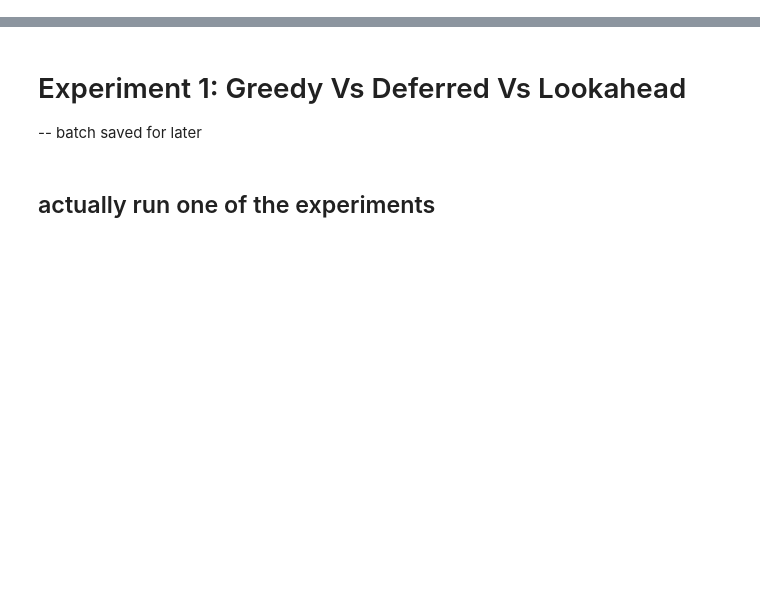
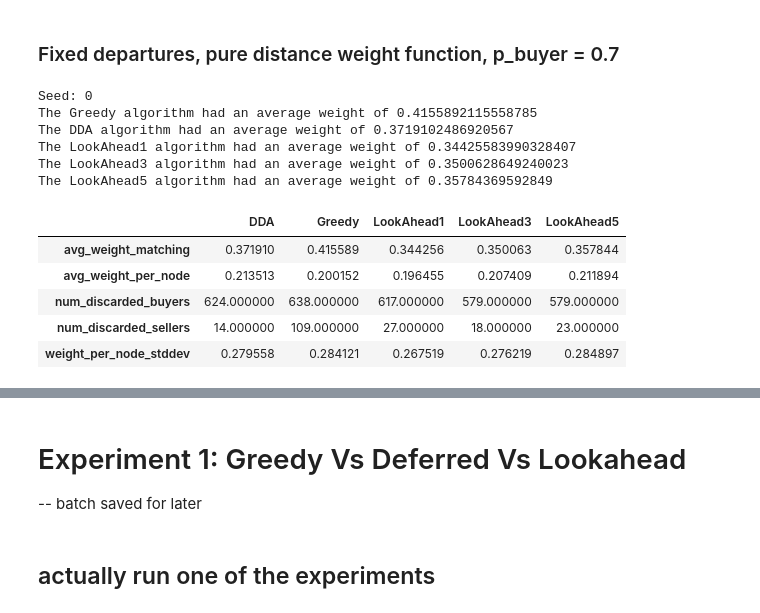
Before and after one commit to tjdiamandis/cs269i_final_project, a Jupyter notebook: experiments/BasicExperiment.ipynb, the cells around one changed output, grey strips where cells are left out. Saved outputs shown, nothing was run; the diff lists cells and outputs as text; code cells hidden in the pictures; blank space fills up the shorter version.

```diff
--- a/experiments/BasicExperiment.ipynb
+++ b/experiments/BasicExperiment.ipynb
@@ -12,0 +211,23 @@ import matplotlib.pyplot as plt
+# %% [markdown]
+### Fixed departures, pure distance weight function, p_buyer = 0.7
+# %%
+results_pb2 = {}
+for seed in range(0,1):
+    print("\nSeed:", seed)
+    results_pb2[seed] = run_an_experiment(seed, 0.9, (6,0), algs_to_test, weight_function_distance,
+                      fewest_nodes_per_add=1, max_nodes_per_add=6,
+                      p_buyer=0.7, num_runs=500, size=(10,10))
+make_dataframe(results_pb2)
+# %% [output]
+Seed: 0
+The Greedy algorithm had an average weight of 0.4155892115558785
+The DDA algorithm had an average weight of 0.3719102486920567
+The LookAhead1 algorithm had an average weight of 0.34425583990328407
+The LookAhead3 algorithm had an average weight of 0.3500628649240023
+The LookAhead5 algorithm had an average weight of 0.35784369592849
+|  | DDA | Greedy | LookAhead1 | LookAhead3 | LookAhead5 |
+| avg_weight_matching | 0.371910 | 0.415589 | 0.344256 | 0.350063 | 0.357844 |
+| avg_weight_per_node | 0.213513 | 0.200152 | 0.196455 | 0.207409 | 0.211894 |
+| num_discarded_buyers | 624.000000 | 638.000000 | 617.000000 | 579.000000 | 579.000000 |
+| num_discarded_sellers | 14.000000 | 109.000000 | 27.000000 | 18.000000 | 23.000000 |
+| weight_per_node_stddev | 0.279558 | 0.284121 | 0.267519 | 0.276219 | 0.284897 |
```
Also changed, not shown: parts of 48 cells of this notebook.
